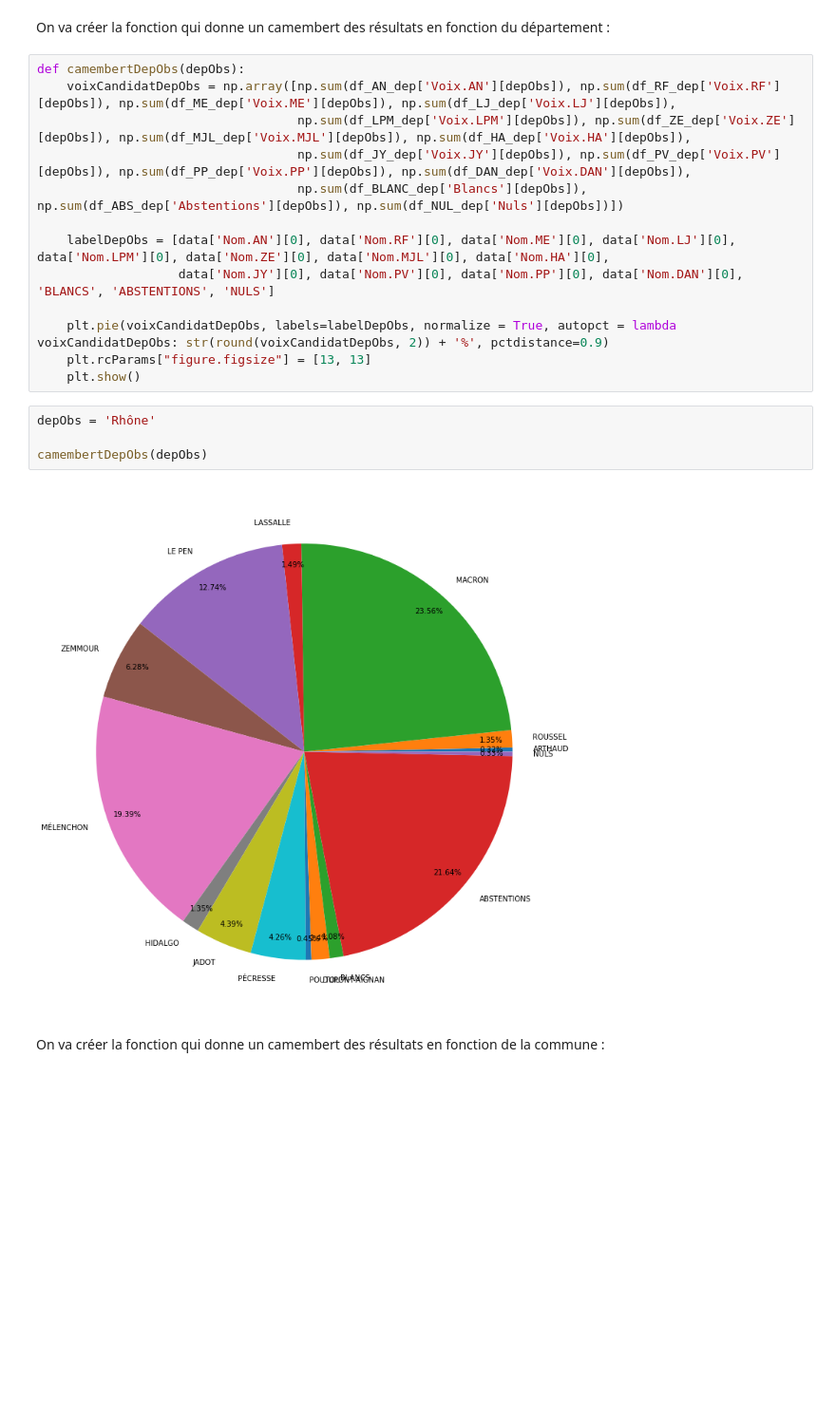
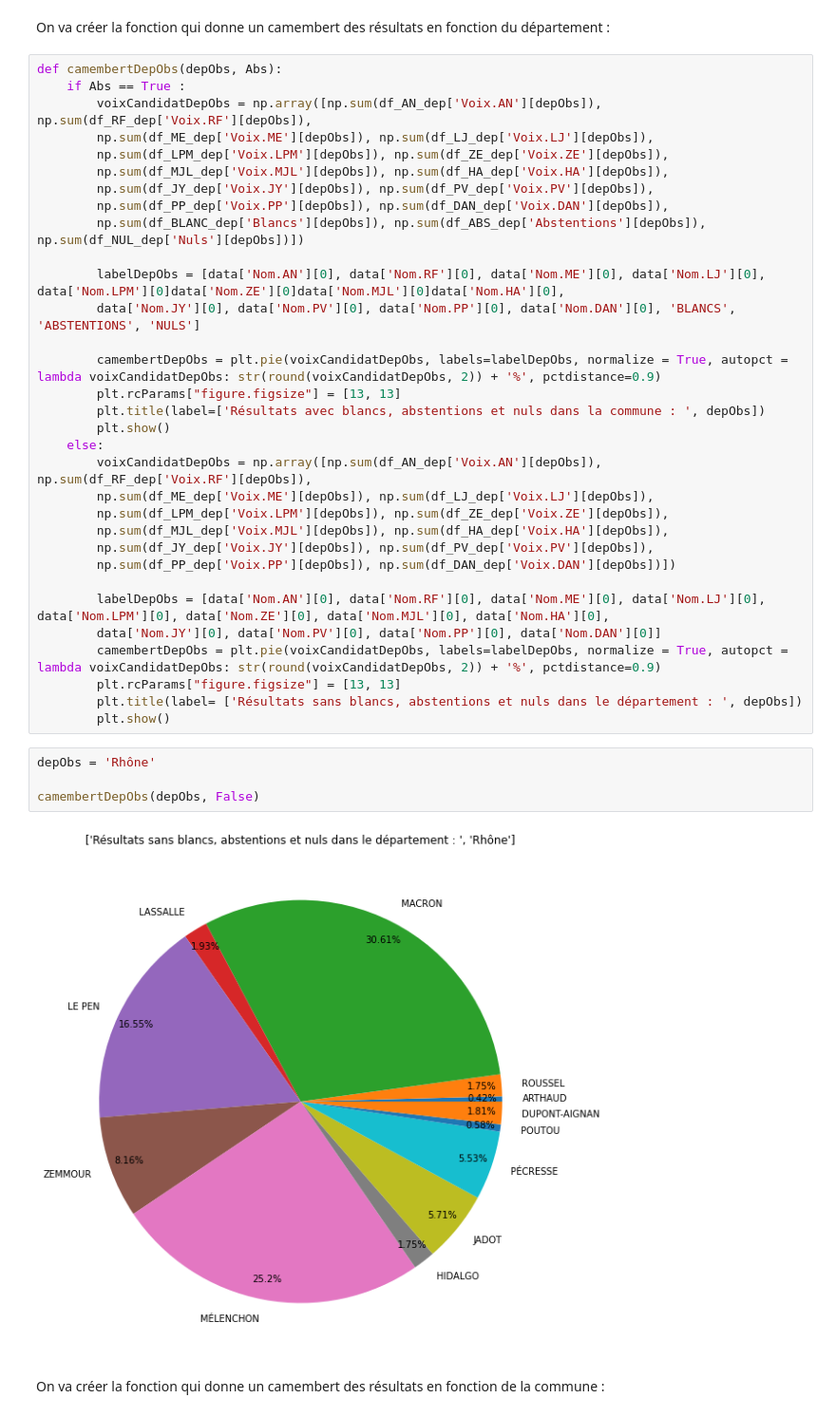
Before and after one commit to BaderEK/AnalyseDeDonnees, a Jupyter notebook: Groupe 2/Groupe 2/rendu.ipynb, the cells around one changed output. Shown at 95% size. Saved outputs shown, nothing was run; the diff lists cells and outputs as text; blank space fills up the shorter version.

```diff
--- a/Groupe 2/Groupe 2/rendu.ipynb
+++ b/Groupe 2/Groupe 2/rendu.ipynb
@@ -180,24 +180,43 @@ df_NUL_com = pd.pivot_table(data = data, index = 'Libellé de la commune', value
 # %% [markdown]
 On va créer la fonction qui donne un camembert des résultats en fonction du département :
 # %%
-def camembertDepObs(depObs):
-    voixCandidatDepObs = np.array([np.sum(df_AN_dep['Voix.AN'][depObs]), np.sum(df_RF_dep['Voix.RF'][depObs]), np.sum(df_ME_dep['Voix.ME'][depObs]), np.sum(df_LJ_dep['Voix.LJ'][depObs]),
-                                   np.sum(df_LPM_dep['Voix.LPM'][depObs]), np.sum(df_ZE_dep['Voix.ZE'][depObs]), np.sum(df_MJL_dep['Voix.MJL'][depObs]), np.sum(df_HA_dep['Voix.HA'][depObs]),
-                                   np.sum(df_JY_dep['Voix.JY'][depObs]), np.sum(df_PV_dep['Voix.PV'][depObs]), np.sum(df_PP_dep['Voix.PP'][depObs]), np.sum(df_DAN_dep['Voix.DAN'][depObs]),
-                                   np.sum(df_BLANC_dep['Blancs'][depObs]), np.sum(df_ABS_dep['Abstentions'][depObs]), np.sum(df_NUL_dep['Nuls'][depObs])])
+def camembertDepObs(depObs, Abs):
+    if Abs == True :
+        voixCandidatDepObs = np.array([np.sum(df_AN_dep['Voix.AN'][depObs]), np.sum(df_RF_dep['Voix.RF'][depObs]),
+        np.sum(df_ME_dep['Voix.ME'][depObs]), np.sum(df_LJ_dep['Voix.LJ'][depObs]),
+        np.sum(df_LPM_dep['Voix.LPM'][depObs]), np.sum(df_ZE_dep['Voix.ZE'][depObs]),
+        np.sum(df_MJL_dep['Voix.MJL'][depObs]), np.sum(df_HA_dep['Voix.HA'][depObs]),
+        np.sum(df_JY_dep['Voix.JY'][depObs]), np.sum(df_PV_dep['Voix.PV'][depObs]),
+        np.sum(df_PP_dep['Voix.PP'][depObs]), np.sum(df_DAN_dep['Voix.DAN'][depObs]),
+        np.sum(df_BLANC_dep['Blancs'][depObs]), np.sum(df_ABS_dep['Abstentions'][depObs]), np.sum(df_NUL_dep['Nuls'][depObs])])
 
-    labelDepObs = [data['Nom.AN'][0], data['Nom.RF'][0], data['Nom.ME'][0], data['Nom.LJ'][0], data['Nom.LPM'][0], data['Nom.ZE'][0], data['Nom.MJL'][0], data['Nom.HA'][0],
-                   data['Nom.JY'][0], data['Nom.PV'][0], data['Nom.PP'][0], data['Nom.DAN'][0], 'BLANCS', 'ABSTENTIONS', 'NULS']
+        labelDepObs = [data['Nom.AN'][0], data['Nom.RF'][0], data['Nom.ME'][0], data['Nom.LJ'][0], data['Nom.LPM'][0]data['Nom.ZE'][0]data['Nom.MJL'][0]data['Nom.HA'][0],
+        data['Nom.JY'][0], data['Nom.PV'][0], data['Nom.PP'][0], data['Nom.DAN'][0], 'BLANCS', 'ABSTENTIONS', 'NULS']
 
-    plt.pie(voixCandidatDepObs, labels=labelDepObs, normalize = True, autopct = lambda voixCandidatDepObs: str(round(voixCandidatDepObs, 2)) + '%', pctdistance=0.9)
-    plt.rcParams["figure.figsize"] = [13, 13]
-    plt.show()
+        camembertDepObs = plt.pie(voixCandidatDepObs, labels=labelDepObs, normalize = True, autopct = lambda voixCandidatDepObs: str(round(voixCandidatDepObs, 2)) + '%', pctdistance=0.9)
+        plt.rcParams["figure.figsize"] = [13, 13]
+        plt.title(label=['Résultats avec blancs, abstentions et nuls dans la commune : ', depObs])
+        plt.show()
+    else:
+        voixCandidatDepObs = np.array([np.sum(df_AN_dep['Voix.AN'][depObs]), np.sum(df_RF_dep['Voix.RF'][depObs]),
+        np.sum(df_ME_dep['Voix.ME'][depObs]), np.sum(df_LJ_dep['Voix.LJ'][depObs]),
+        np.sum(df_LPM_dep['Voix.LPM'][depObs]), np.sum(df_ZE_dep['Voix.ZE'][depObs]),
+        np.sum(df_MJL_dep['Voix.MJL'][depObs]), np.sum(df_HA_dep['Voix.HA'][depObs]),
+        np.sum(df_JY_dep['Voix.JY'][depObs]), np.sum(df_PV_dep['Voix.PV'][depObs]),
+        np.sum(df_PP_dep['Voix.PP'][depObs]), np.sum(df_DAN_dep['Voix.DAN'][depObs])])
+
+        labelDepObs = [data['Nom.AN'][0], data['Nom.RF'][0], data['Nom.ME'][0], data['Nom.LJ'][0], data['Nom.LPM'][0], data['Nom.ZE'][0], data['Nom.MJL'][0], data['Nom.HA'][0],
+        data['Nom.JY'][0], data['Nom.PV'][0], data['Nom.PP'][0], data['Nom.DAN'][0]]
+        camembertDepObs = plt.pie(voixCandidatDepObs, labels=labelDepObs, normalize = True, autopct = lambda voixCandidatDepObs: str(round(voixCandidatDepObs, 2)) + '%', pctdistance=0.9)
+        plt.rcParams["figure.figsize"] = [13, 13]
+        plt.title(label= ['Résultats sans blancs, abstentions et nuls dans le département : ', depObs])
+        plt.show()
 # %%
 depObs = 'Rhône'
 
-camembertDepObs(depObs)
+camembertDepObs(depObs, False)
 # %% [output]
-[figure, old version]
+[figure, new version]
 # %% [markdown]
 On va créer la fonction qui donne un camembert des résultats en fonction de la commune :
 # %%
```
Also changed, not shown: parts of 6 cells of this notebook.
